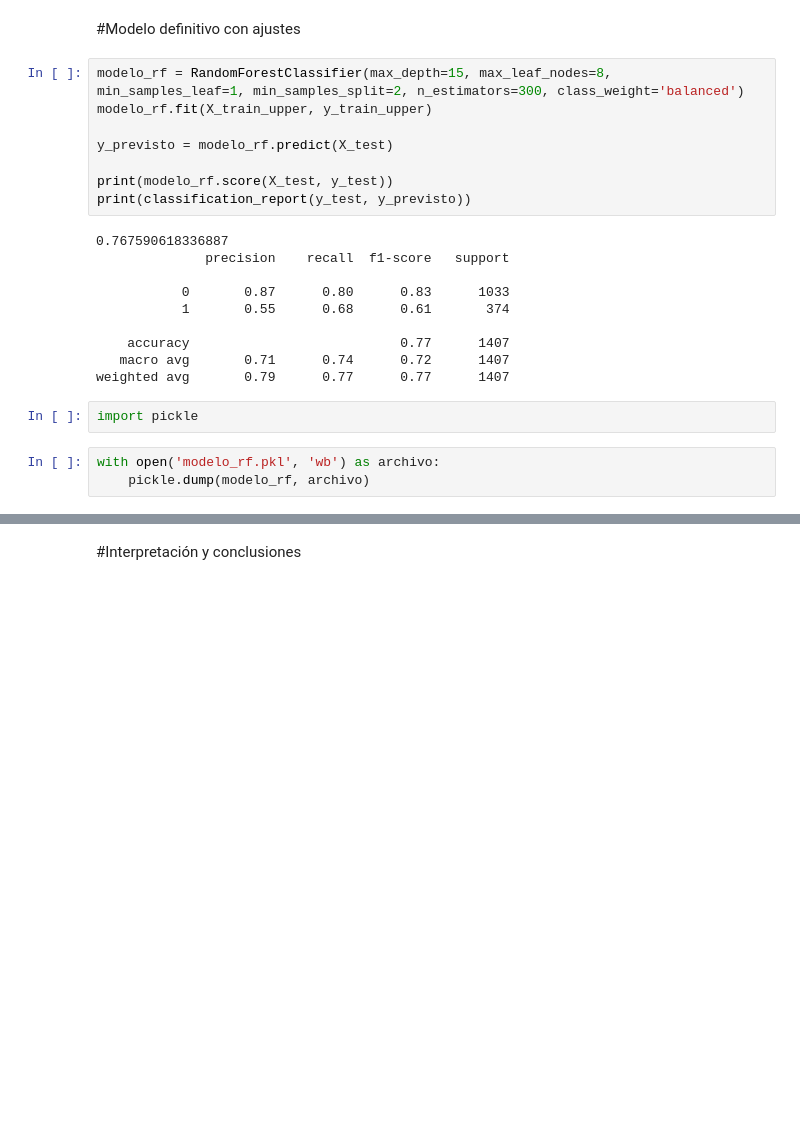
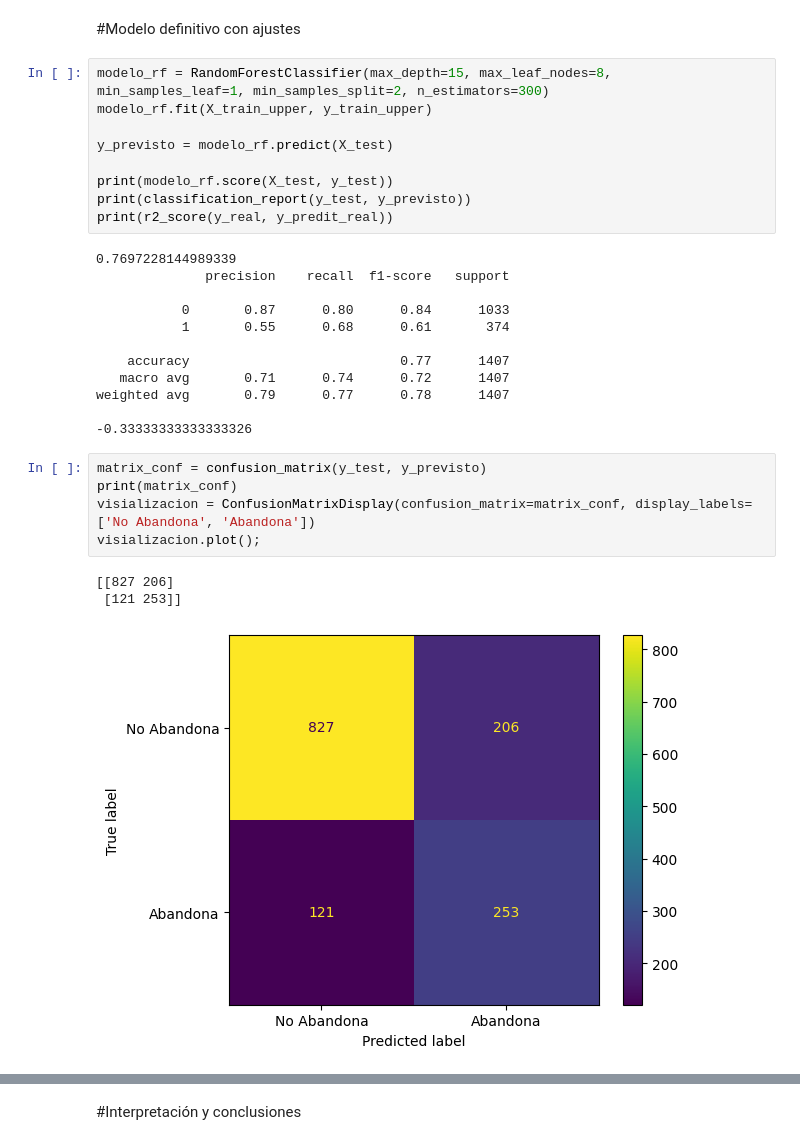
Before and after one commit to Cristiand056/TelecomX_parte2_Latam, a Jupyter notebook: TelecomX_parte2_Latam.ipynb, the cells around one changed output, grey strips where cells are left out. Drawn from its saved outputs; the diff is of its cells as text; blank space fills up the shorter version.

```diff
--- a/TelecomX_parte2_Latam.ipynb
+++ b/TelecomX_parte2_Latam.ipynb
@@ -706,28 +703,35 @@ grid_search.best_params_
 # %% [markdown]
 #Modelo definitivo con ajustes
 # %%
-modelo_rf = RandomForestClassifier(max_depth=15, max_leaf_nodes=8, min_samples_leaf=1, min_samples_split=2, n_estimators=300, class_weight='balanced')
+modelo_rf = RandomForestClassifier(max_depth=15, max_leaf_nodes=8, min_samples_leaf=1, min_samples_split=2, n_estimators=300)
 modelo_rf.fit(X_train_upper, y_train_upper)
 
 y_previsto = modelo_rf.predict(X_test)
 
 print(modelo_rf.score(X_test, y_test))
 print(classification_report(y_test, y_previsto))
+print(r2_score(y_real, y_predit_real))
 # %% [output]
-0.767590618336887
+0.7697228144989339
               precision    recall  f1-score   support
 
-           0       0.87      0.80      0.83      1033
+           0       0.87      0.80      0.84      1033
            1       0.55      0.68      0.61       374
 
     accuracy                           0.77      1407
    macro avg       0.71      0.74      0.72      1407
-weighted avg       0.79      0.77      0.77      1407
+weighted avg       0.79      0.77      0.78      1407
+
+-0.33333333333333326
-# %%
-import pickle
-# %%
-with open('modelo_rf.pkl', 'wb') as archivo:
-    pickle.dump(modelo_rf, archivo)
+# %%
+matrix_conf = confusion_matrix(y_test, y_previsto)
+print(matrix_conf)
+visializacion = ConfusionMatrixDisplay(confusion_matrix=matrix_conf, display_labels=['No Abandona', 'Abandona'])
+visializacion.plot();
+# %% [output]
+[[827 206]
+ [121 253]]
+[figure, added]
 # %%
 y_predit_real = modelo_rf.predict(X_real)
 
```
Also changed, not shown: parts of 30 cells of this notebook.
